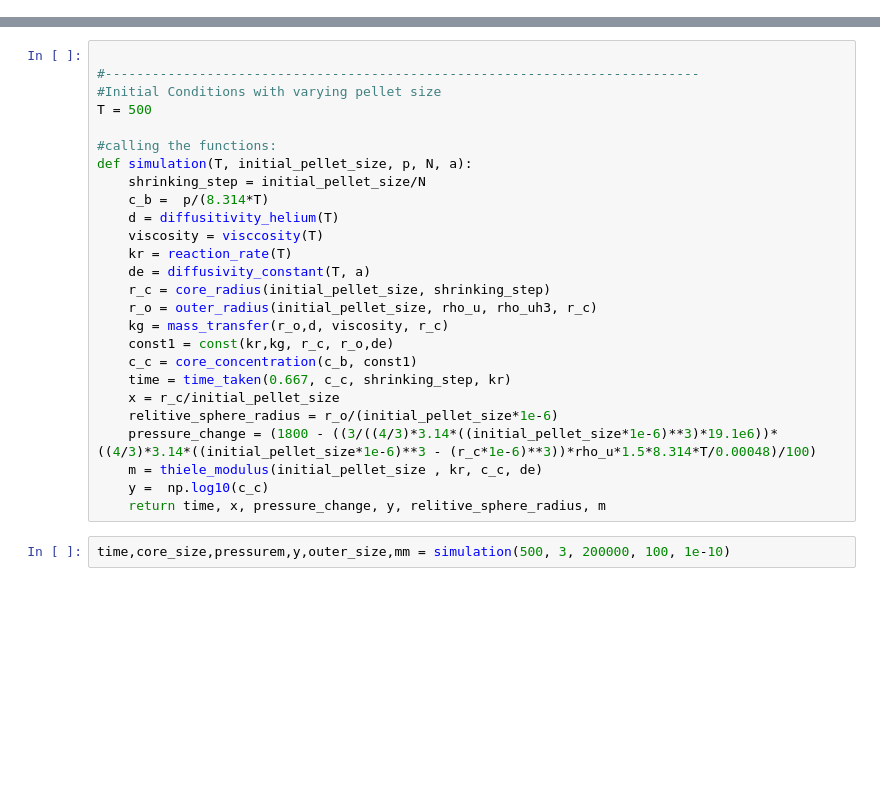
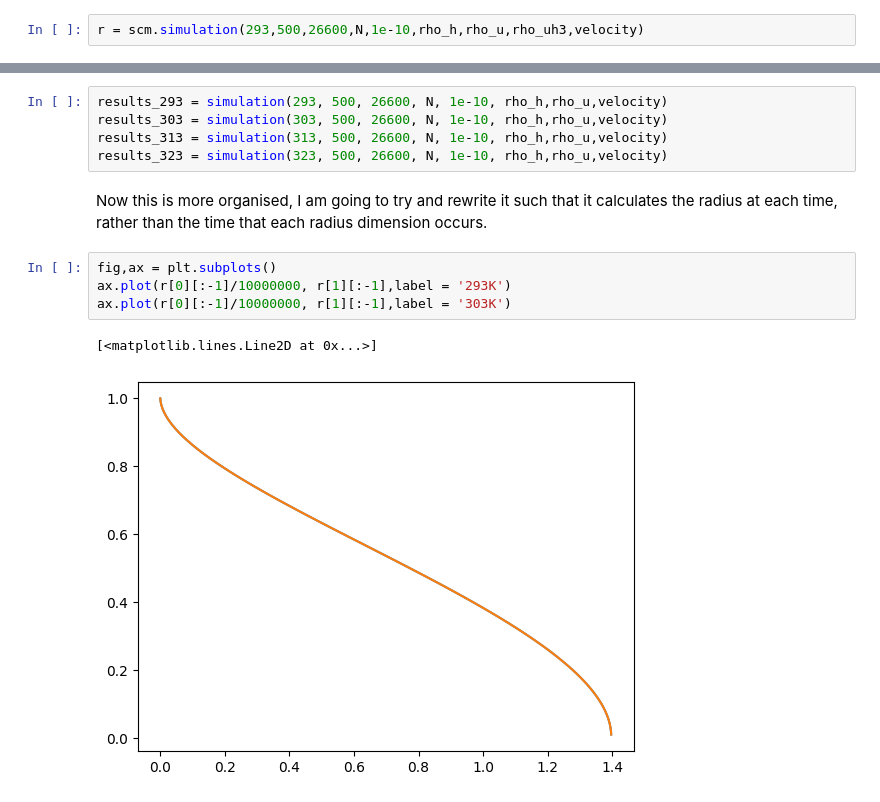
Before and after one commit to WillHobson/MSci_project_2024, a Jupyter notebook: SCM.ipynb, the cells around one changed output, grey strips where cells are left out. Saved outputs shown, nothing was run; the diff lists cells and outputs as text; blank space fills up the shorter version.

```diff
--- a/SCM.ipynb
+++ b/SCM.ipynb
@@ -97 +20,3 @@ a=1.11e-10
+# %%
+r = scm.simulation(293,500,26600,N,1e-10,rho_h,rho_u,rho_uh3,velocity)
 # %%
@@ -118,28 +48,14 @@ y =  np.log10(c_c) #logs c_c
-# %%
-
-#----------------------------------------------------------------------------
-#Initial Conditions with varying pellet size
-T = 500
-
-#calling the functions:
-def simulation(T, initial_pellet_size, p, N, a):
-    shrinking_step = initial_pellet_size/N
-    c_b =  p/(8.314*T)
-    d = diffusitivity_helium(T)
-    viscosity = visccosity(T)
-    kr = reaction_rate(T)
-    de = diffusivity_constant(T, a)
-    r_c = core_radius(initial_pellet_size, shrinking_step)
-    r_o = outer_radius(initial_pellet_size, rho_u, rho_uh3, r_c)
-    kg = mass_transfer(r_o,d, viscosity, r_c)
-    const1 = const(kr,kg, r_c, r_o,de)
-    c_c = core_concentration(c_b, const1)
-    time = time_taken(0.667, c_c, shrinking_step, kr)
-    x = r_c/initial_pellet_size
-    relitive_sphere_radius = r_o/(initial_pellet_size*1e-6)
-    pressure_change = (1800 - ((3/((4/3)*3.14*((initial_pellet_size*1e-6)**3)*19.1e6))*((4/3)*3.14*((initial_pellet_size*1e-6)**3 - (r_c*1e-6)**3))*rho_u*1.5*8.314*T/0.00048)/100)
-    m = thiele_modulus(initial_pellet_size , kr, c_c, de)
-    y =  np.log10(c_c)
-    return time, x, pressure_change, y, relitive_sphere_radius, m
-# %%
-time,core_size,pressurem,y,outer_size,mm = simulation(500, 3, 200000, 100, 1e-10)
+# %%
+results_293 = simulation(293, 500, 26600, N, 1e-10, rho_h,rho_u,velocity)
+results_303 = simulation(303, 500, 26600, N, 1e-10, rho_h,rho_u,velocity)
+results_313 = simulation(313, 500, 26600, N, 1e-10, rho_h,rho_u,velocity)
+results_323 = simulation(323, 500, 26600, N, 1e-10, rho_h,rho_u,velocity)
+# %% [markdown]
+Now this is more organised, I am going to try and rewrite it such that it calculates the radius at each time, rather than the time that each radius dimension occurs.
+# %%
+fig,ax = plt.subplots()
+ax.plot(r[0][:-1]/10000000, r[1][:-1],label = '293K')
+ax.plot(r[0][:-1]/10000000, r[1][:-1],label = '303K')
+# %% [output]
+[<matplotlib.lines.Line2D at 0x...>]
+[figure, added]
```
Also changed, not shown: parts of 12 cells of this notebook, 1 other file.
